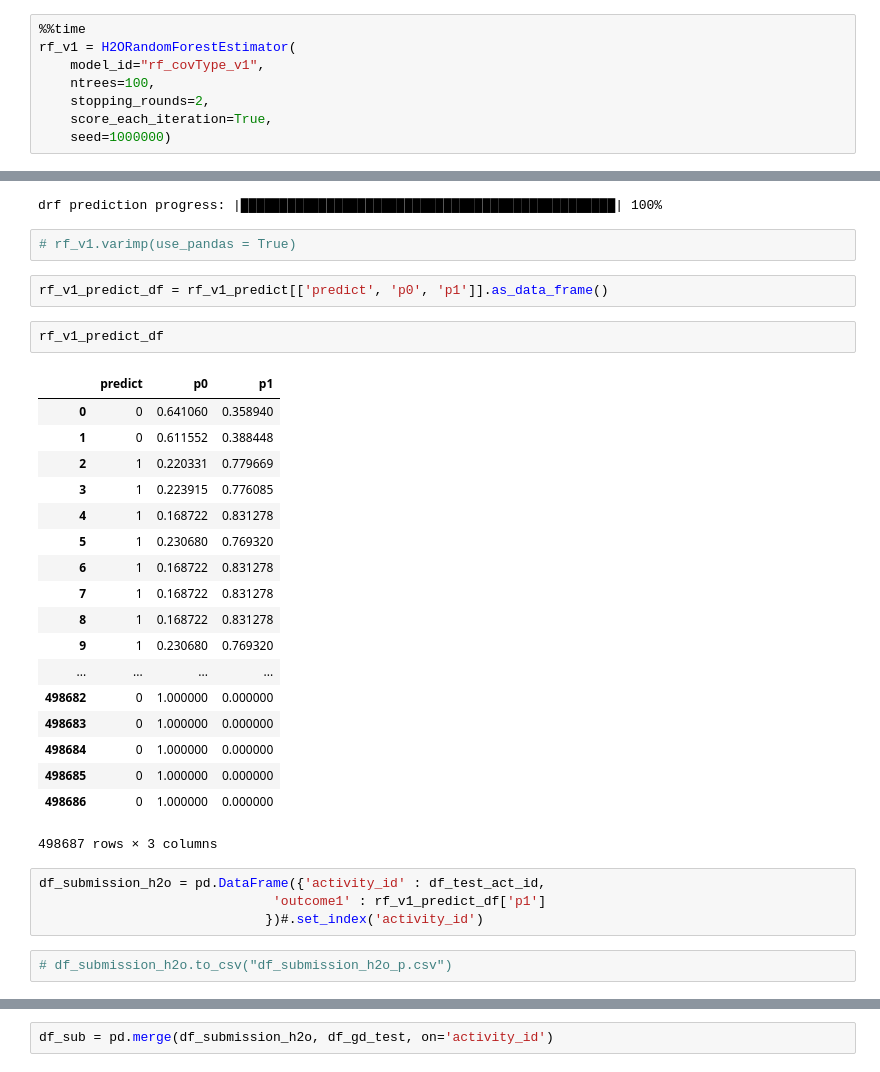
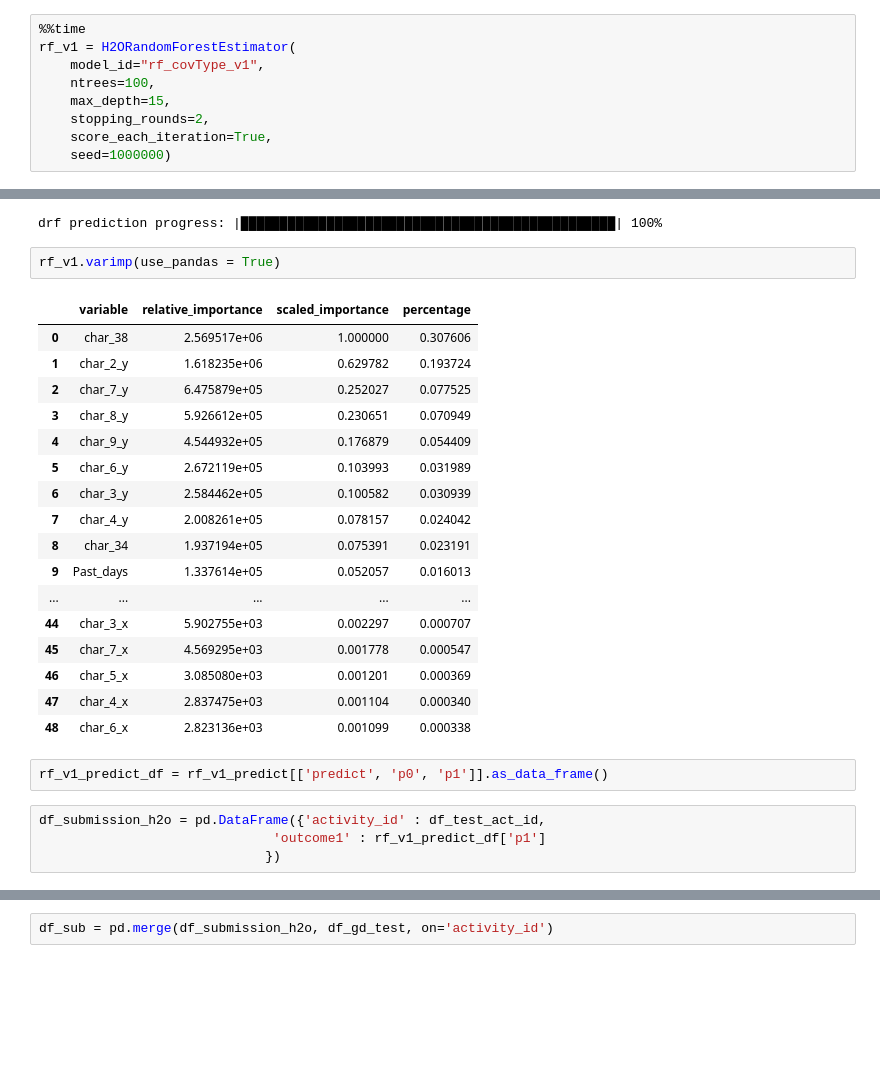
Before and after one commit to sooooner/dss_team_project_ML, a Jupyter notebook: red_hat/sooner.ipynb, the cells around one changed output, grey strips where cells are left out. Drawn from its saved outputs; the diff is of its cells as text; blank space fills up the shorter version.

```diff
--- a/red_hat/sooner.ipynb
+++ b/red_hat/sooner.ipynb
@@ -662,6 +572,7 @@ Wall time: 3min 5s
 rf_v1 = H2ORandomForestEstimator(
     model_id="rf_covType_v1",
     ntrees=100,
+    max_depth=15,
     stopping_rounds=2,
     score_each_iteration=True,
     seed=1000000)
@@ -721,33 +624,28 @@ rf_v1_predict = rf_v1.predict(hf_merge1_test[a])
 # %% [output]
 drf prediction progress: |████████████████████████████████████████████████| 100%
 # %%
-# rf_v1.varimp(use_pandas = True)
+rf_v1.varimp(use_pandas = True)
+# %% [output]
+|  | variable | relative_importance | scaled_importance | percentage |
+| 0 | char_38 | 2.569517e+06 | 1.000000 | 0.307606 |
+| 1 | char_2_y | 1.618235e+06 | 0.629782 | 0.193724 |
+| 2 | char_7_y | 6.475879e+05 | 0.252027 | 0.077525 |
+| 3 | char_8_y | 5.926612e+05 | 0.230651 | 0.070949 |
+| 4 | char_9_y | 4.544932e+05 | 0.176879 | 0.054409 |
+| 5 | char_6_y | 2.672119e+05 | 0.103993 | 0.031989 |
+| 6 | char_3_y | 2.584462e+05 | 0.100582 | 0.030939 |
+| 7 | char_4_y | 2.008261e+05 | 0.078157 | 0.024042 |
+| 8 | char_34 | 1.937194e+05 | 0.075391 | 0.023191 |
+| 9 | Past_days | 1.337614e+05 | 0.052057 | 0.016013 |
+| ... | ... | ... | ... | ... |
+| 44 | char_3_x | 5.902755e+03 | 0.002297 | 0.000707 |
+| 45 | char_7_x | 4.569295e+03 | 0.001778 | 0.000547 |
+| 46 | char_5_x | 3.085080e+03 | 0.001201 | 0.000369 |
+| 47 | char_4_x | 2.837475e+03 | 0.001104 | 0.000340 |
+| 48 | char_6_x | 2.823136e+03 | 0.001099 | 0.000338 |
 # %%
 rf_v1_predict_df = rf_v1_predict[['predict', 'p0', 'p1']].as_data_frame()
-# %%
-rf_v1_predict_df
-# %% [output]
-|  | predict | p0 | p1 |
-| 0 | 0 | 0.641060 | 0.358940 |
-| 1 | 0 | 0.611552 | 0.388448 |
-| 2 | 1 | 0.220331 | 0.779669 |
-| 3 | 1 | 0.223915 | 0.776085 |
-| 4 | 1 | 0.168722 | 0.831278 |
-| 5 | 1 | 0.230680 | 0.769320 |
-| 6 | 1 | 0.168722 | 0.831278 |
-| 7 | 1 | 0.168722 | 0.831278 |
-| 8 | 1 | 0.168722 | 0.831278 |
-| 9 | 1 | 0.230680 | 0.769320 |
-| ... | ... | ... | ... |
-| 498682 | 0 | 1.000000 | 0.000000 |
-| 498683 | 0 | 1.000000 | 0.000000 |
-| 498684 | 0 | 1.000000 | 0.000000 |
-| 498685 | 0 | 1.000000 | 0.000000 |
-| 498686 | 0 | 1.000000 | 0.000000 |
-498687 rows × 3 columns
 # %%
 df_submission_h2o = pd.DataFrame({'activity_id' : df_test_act_id,
                               'outcome1' : rf_v1_predict_df['p1']
-                             })#.set_index('activity_id')
+                             })
-# %%
-# df_submission_h2o.to_csv("df_submission_h2o_p.csv")
```
Also changed, not shown: parts of 114 cells of this notebook.
